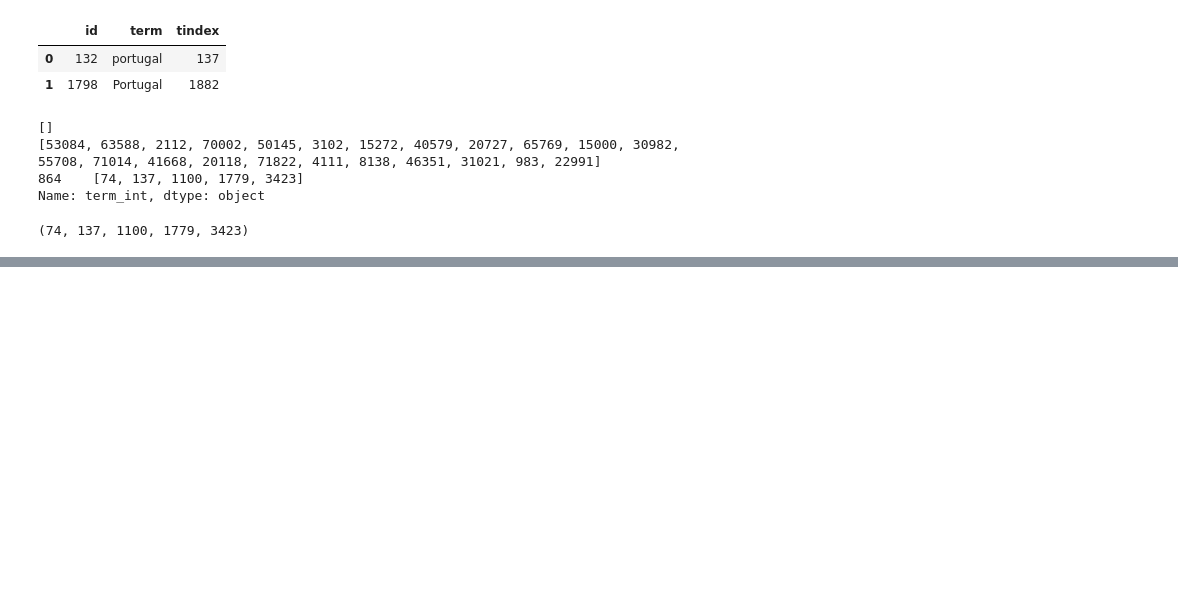
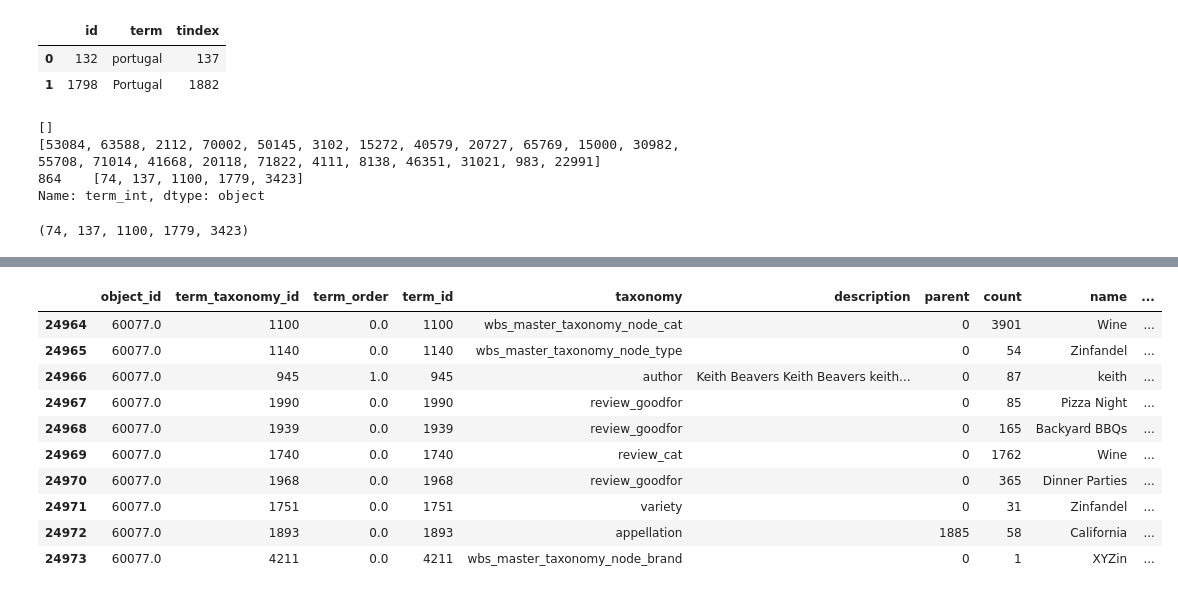
Before and after one commit to JocelynF/WineRegions, a Jupyter notebook: Testing Page Weights.ipynb, the cells around one changed output, grey strips where cells are left out. Cells and saved outputs as stored; diff of their text form; code cells hidden in the pictures; blank space fills up the shorter version.

```diff
--- a/Testing Page Weights.ipynb
+++ b/Testing Page Weights.ipynb
@@ -880,0 +982,14 @@ Name: slug, dtype: object
+# %%
+wp_pageterms[wp_pageterms['object_id']==60077]
+# %% [output]
+|  | object_id | term_taxonomy_id | term_order | term_id | taxonomy | description | parent | count | name | ... |
+| 24964 | 60077.0 | 1100 | 0.0 | 1100 | wbs_master_taxonomy_node_cat |  | 0 | 3901 | Wine | ... |
+| 24965 | 60077.0 | 1140 | 0.0 | 1140 | wbs_master_taxonomy_node_type |  | 0 | 54 | Zinfandel | ... |
+| 24966 | 60077.0 | 945 | 1.0 | 945 | author | Keith Beavers Keith Beavers keith... | 0 | 87 | keith | ... |
+| 24967 | 60077.0 | 1990 | 0.0 | 1990 | review_goodfor |  | 0 | 85 | Pizza Night | ... |
+| 24968 | 60077.0 | 1939 | 0.0 | 1939 | review_goodfor |  | 0 | 165 | Backyard BBQs | ... |
+| 24969 | 60077.0 | 1740 | 0.0 | 1740 | review_cat |  | 0 | 1762 | Wine | ... |
+| 24970 | 60077.0 | 1968 | 0.0 | 1968 | review_goodfor |  | 0 | 365 | Dinner Parties | ... |
+| 24971 | 60077.0 | 1751 | 0.0 | 1751 | variety |  | 0 | 31 | Zinfandel | ... |
+| 24972 | 60077.0 | 1893 | 0.0 | 1893 | appellation |  | 1885 | 58 | California | ... |
+| 24973 | 60077.0 | 4211 | 0.0 | 4211 | wbs_master_taxonomy_node_brand |  | 0 | 1 | XYZin | ... |
```
Also changed, not shown: parts of 24 cells of this notebook, 2 other files.
